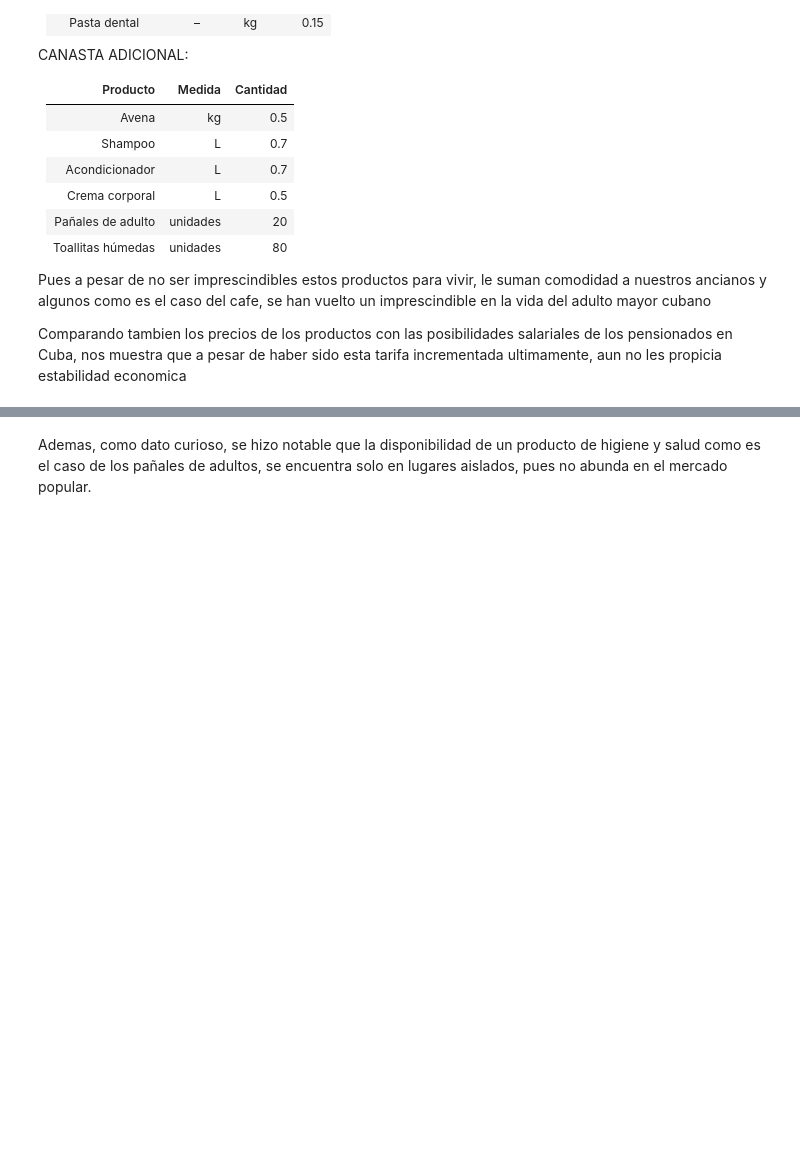
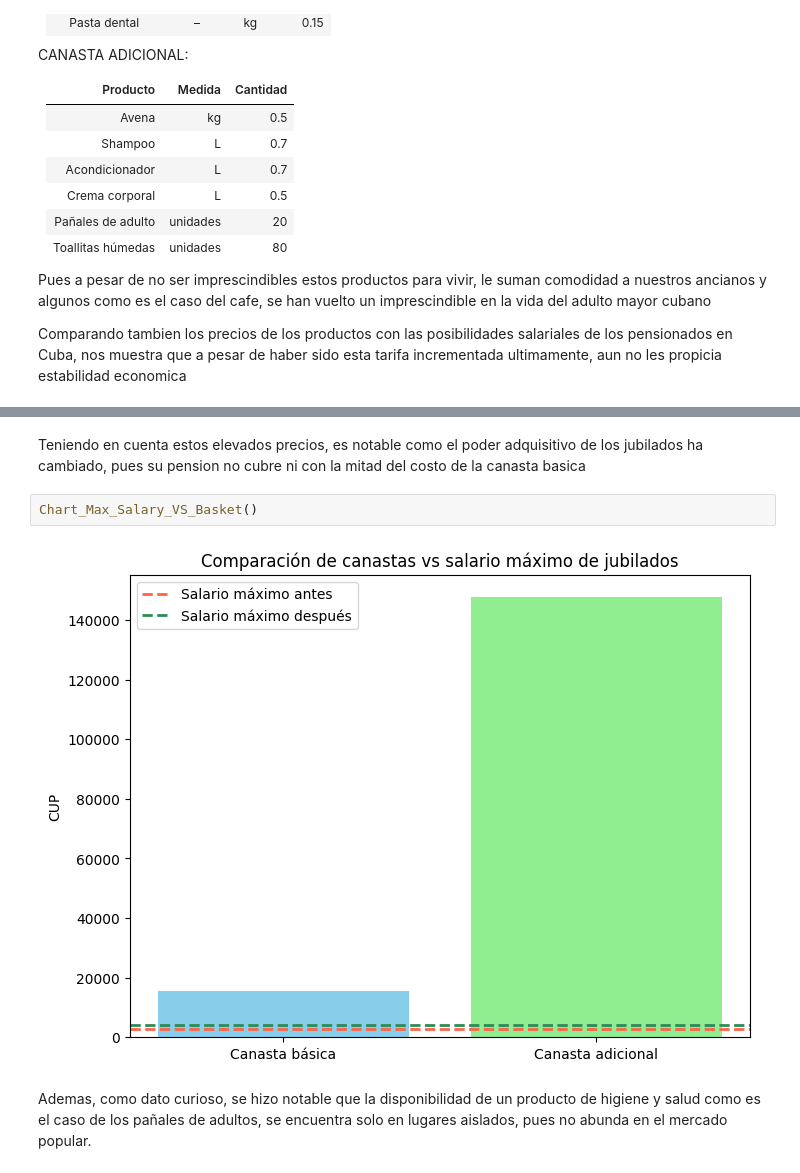
Before and after one commit to adrianafonss306/Economic-Analitic, a Jupyter notebook: storytelling.ipynb, the cells around one changed output, grey strips where cells are left out. Saved outputs shown, nothing was run; the diff lists cells and outputs as text; blank space fills up the shorter version.

```diff
--- a/storytelling.ipynb
+++ b/storytelling.ipynb
@@ -80,3 +75,9 @@ None
+# %% [markdown]
+Teniendo en cuenta estos elevados precios, es notable como el poder adquisitivo de los jubilados ha cambiado, pues su pension no cubre ni con la mitad del costo de la canasta basica
+# %%
+Chart_Max_Salary_VS_Basket()
+# %% [output]
+[figure, added]
 # %% [markdown]
 Ademas, como dato curioso, se hizo notable que la disponibilidad de un producto de higiene y salud como es el caso de los pañales de adultos, se encuentra solo en lugares aislados, pues no abunda en el mercado popular.
 # %%
```
Also changed, not shown: parts of 6 cells of this notebook, 4 other files.
